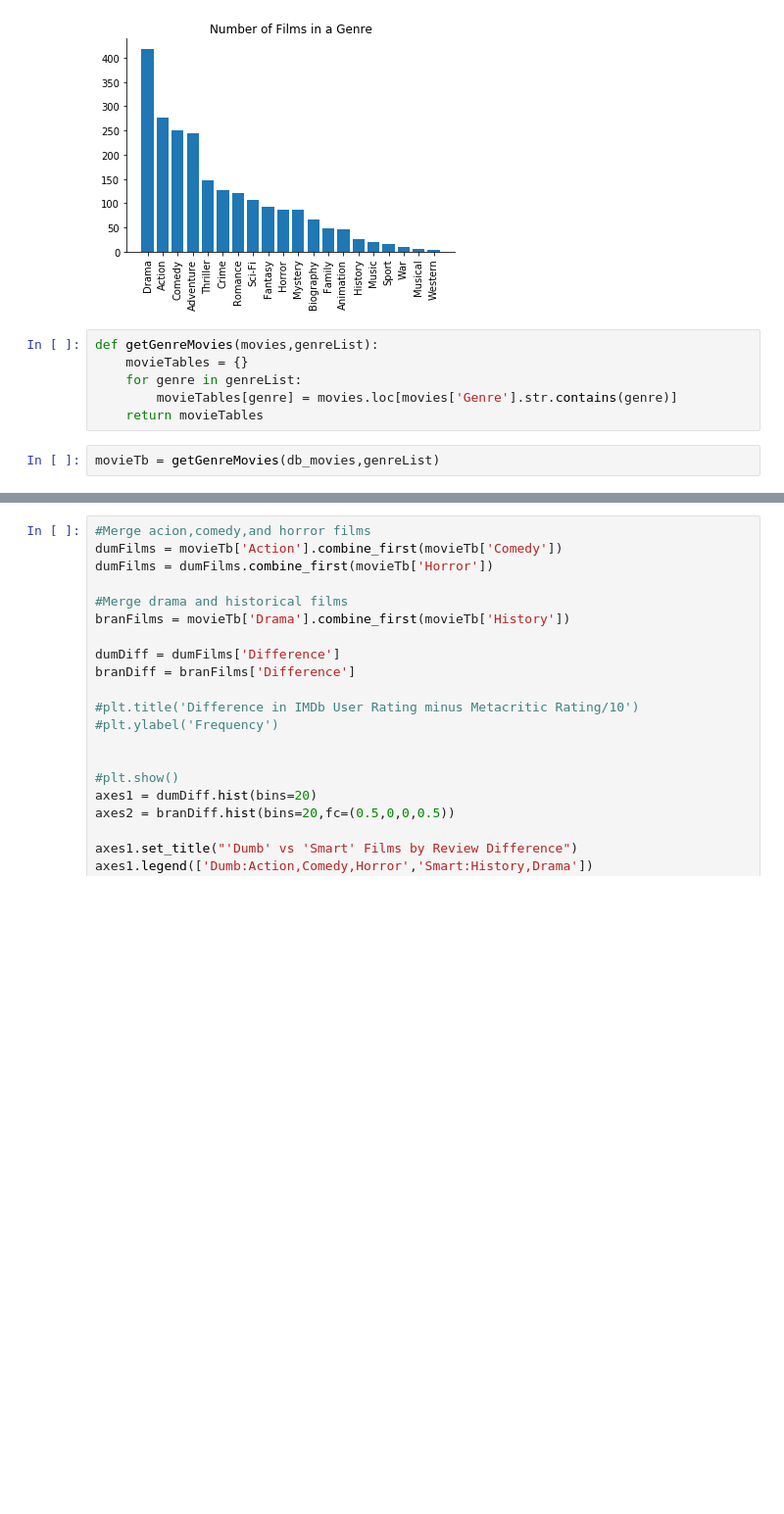
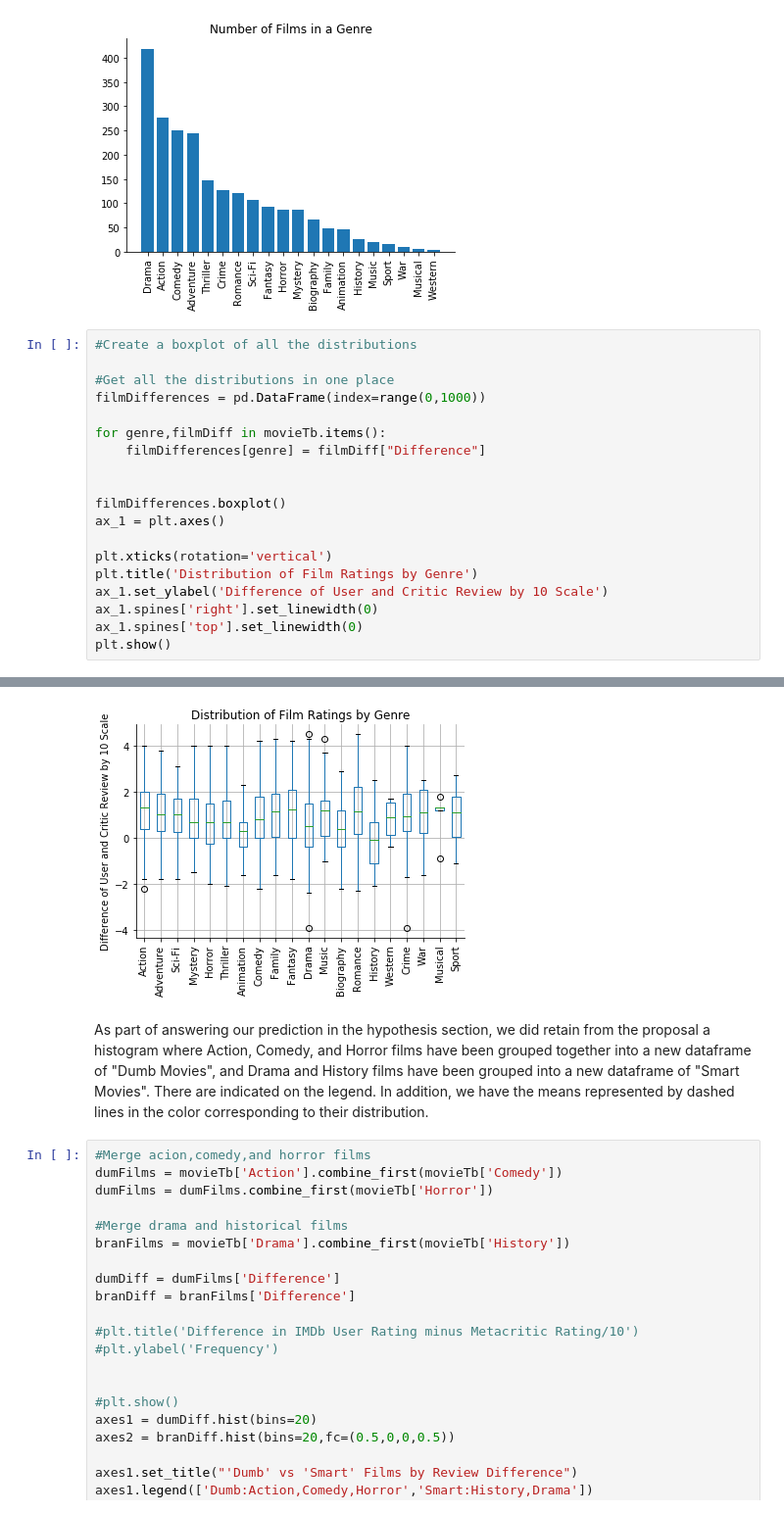
Before and after one commit to Laser11/GenreVDeltaRatings, a Jupyter notebook: FinalProject.ipynb, the cells around one changed output, grey strips where cells are left out. Shown at 98% size. Drawn from its saved outputs; the diff is of its cells as text; blank space fills up the shorter version.

Commit message:
Found and revised error, rewrote and rearranged some sections

```diff
--- a/FinalProject.ipynb
+++ b/FinalProject.ipynb
@@ -182,11 +199,23 @@ ax.spines['top'].set_linewidth(0)
 plt.show()
 # %% [output]
 [figure]
-# %%
-def getGenreMovies(movies,genreList):
-    movieTables = {}
-    for genre in genreList:
-        movieTables[genre] = movies.loc[movies['Genre'].str.contains(genre)]
-    return movieTables
-# %%
-movieTb = getGenreMovies(db_movies,genreList)
+# %%
+#Create a boxplot of all the distributions
+
+#Get all the distributions in one place
+filmDifferences = pd.DataFrame(index=range(0,1000))
+
+for genre,filmDiff in movieTb.items():
+    filmDifferences[genre] = filmDiff["Difference"]
+
+
+filmDifferences.boxplot()
+ax_1 = plt.axes()
+
+plt.xticks(rotation='vertical')
+plt.title('Distribution of Film Ratings by Genre')
+ax_1.set_ylabel('Difference of User and Critic Review by 10 Scale')
+ax_1.spines['right'].set_linewidth(0)
+ax_1.spines['top'].set_linewidth(0)
+plt.show()
+# %% [output]
@@ -193,3 +224,6 @@ movieTb = getGenreMovies(db_movies,genreList)
+[figure, added]
+# %% [markdown]
+As part of answering our prediction in the hypothesis section, we did retain from the proposal a histogram where Action, Comedy, and Horror films have been grouped together into a new dataframe of "Dumb Movies", and Drama and History films have been grouped into a new dataframe of "Smart Movies". There are indicated on the legend. In addition, we have the means represented by dashed lines in the color corresponding to their distribution.
 # %%
 #Merge acion,comedy,and horror films
 dumFilms = movieTb['Action'].combine_first(movieTb['Comedy'])
```
Also changed, not shown: parts of 18 cells of this notebook.
